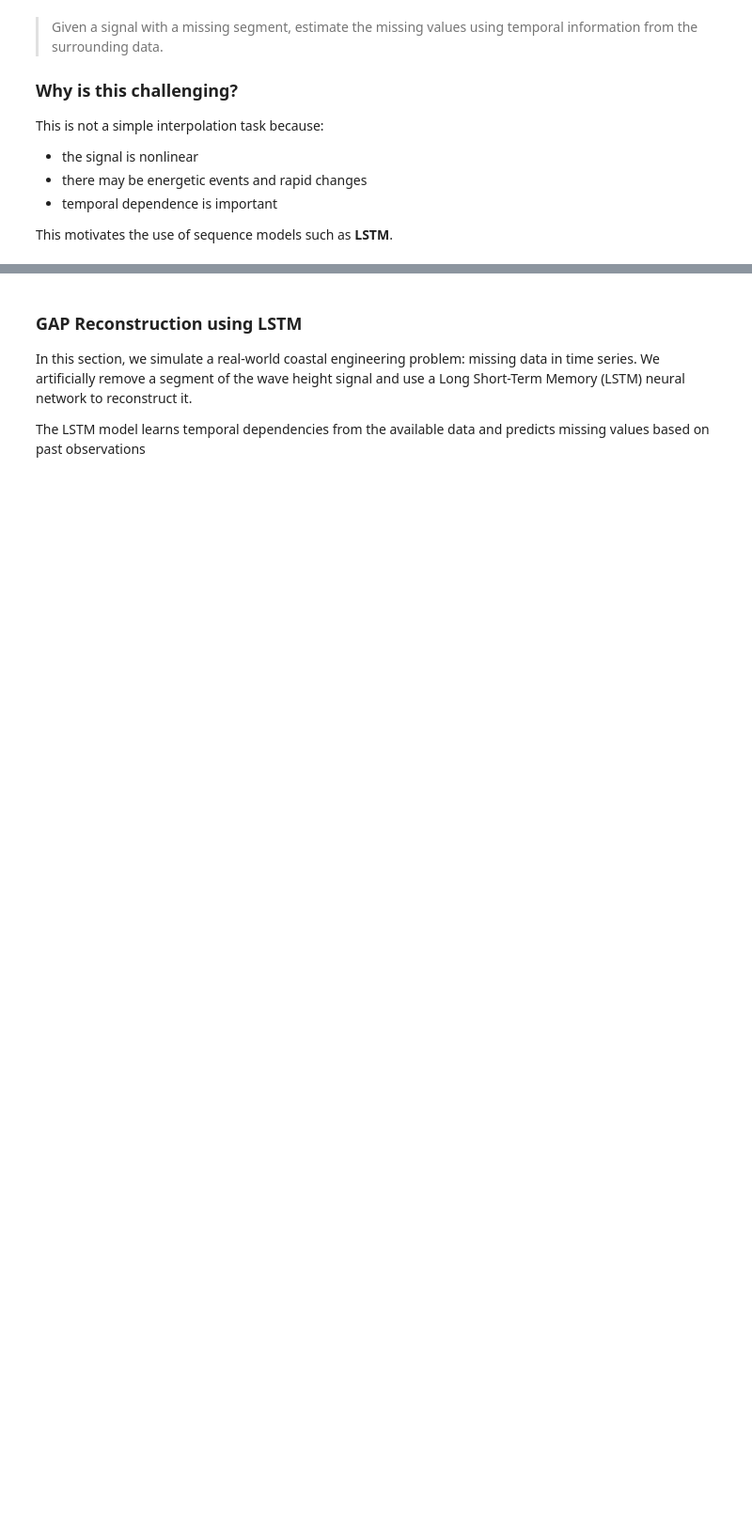
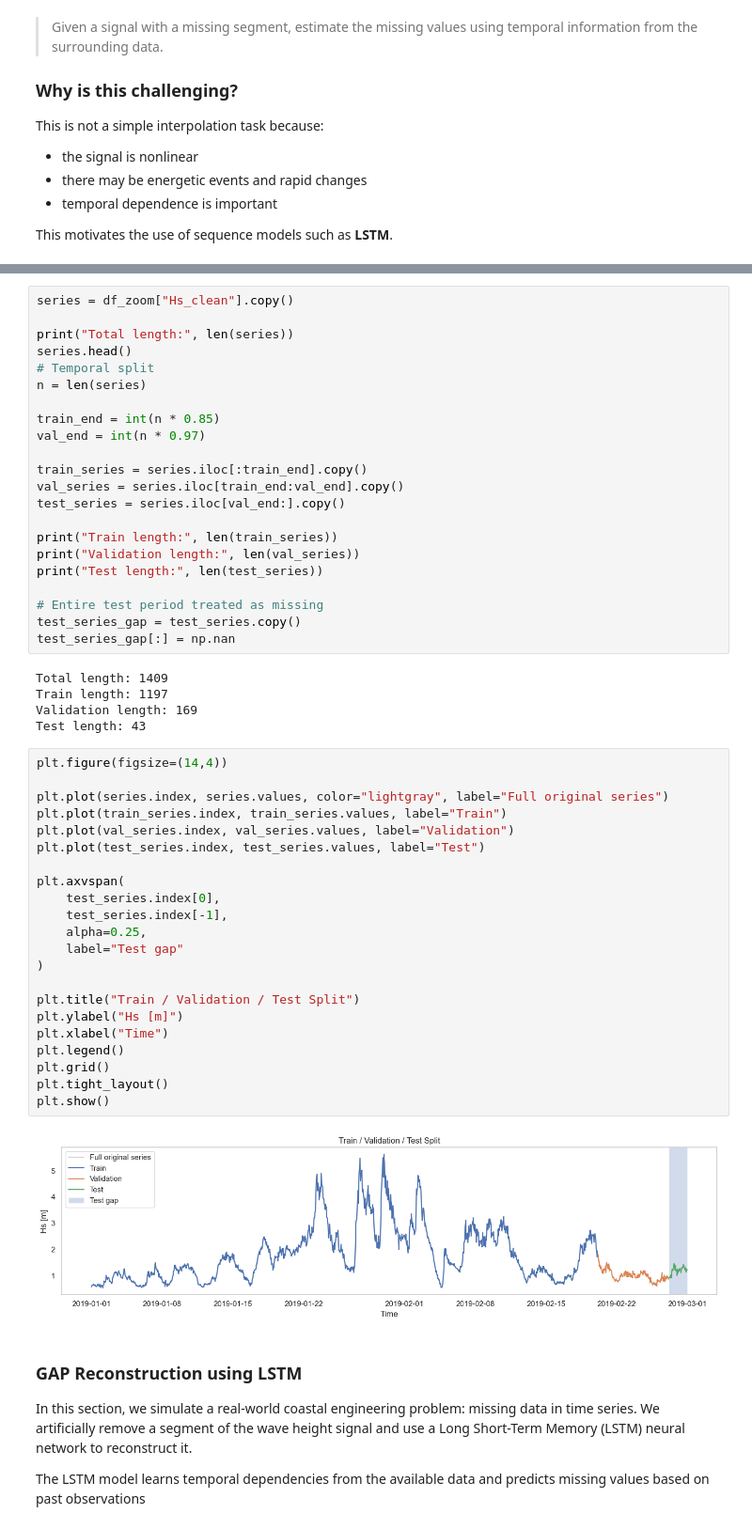
Before and after one commit to mvinesr/coastal-ml-seminar, a Jupyter notebook: notebooks/01_intro_ml_dl_coastal.ipynb, the cells around one changed output, grey strips where cells are left out. Shown at 94% size. Saved outputs shown, nothing was run; the diff lists cells and outputs as text; blank space fills up the shorter version.

```diff
--- a/notebooks/01_intro_ml_dl_coastal.ipynb
+++ b/notebooks/01_intro_ml_dl_coastal.ipynb
@@ -305,3 +273,54 @@ This motivates the use of sequence models such as **LSTM**.
+# %%
+series = df_zoom["Hs_clean"].copy()
+
+print("Total length:", len(series))
+series.head()
+# Temporal split
+n = len(series)
+
+train_end = int(n * 0.85)
+val_end = int(n * 0.97)
+
+train_series = series.iloc[:train_end].copy()
+val_series = series.iloc[train_end:val_end].copy()
+test_series = series.iloc[val_end:].copy()
+
+print("Train length:", len(train_series))
+print("Validation length:", len(val_series))
+print("Test length:", len(test_series))
+
+# Entire test period treated as missing
+test_series_gap = test_series.copy()
+test_series_gap[:] = np.nan
+# %% [output]
+Total length: 1409
+Train length: 1197
+Validation length: 169
+Test length: 43
+# %%
+plt.figure(figsize=(14,4))
+
+plt.plot(series.index, series.values, color="lightgray", label="Full original series")
+plt.plot(train_series.index, train_series.values, label="Train")
+plt.plot(val_series.index, val_series.values, label="Validation")
+plt.plot(test_series.index, test_series.values, label="Test")
+
+plt.axvspan(
+    test_series.index[0],
+    test_series.index[-1],
+    alpha=0.25,
+    label="Test gap"
+)
+
+plt.title("Train / Validation / Test Split")
+plt.ylabel("Hs [m]")
+plt.xlabel("Time")
+plt.legend()
+plt.grid()
+plt.tight_layout()
+plt.show()
+# %% [output]
+[figure, added]
 # %% [markdown]
 ### GAP Reconstruction using LSTM
 
```
Also changed, not shown: parts of 14 cells of this notebook.
